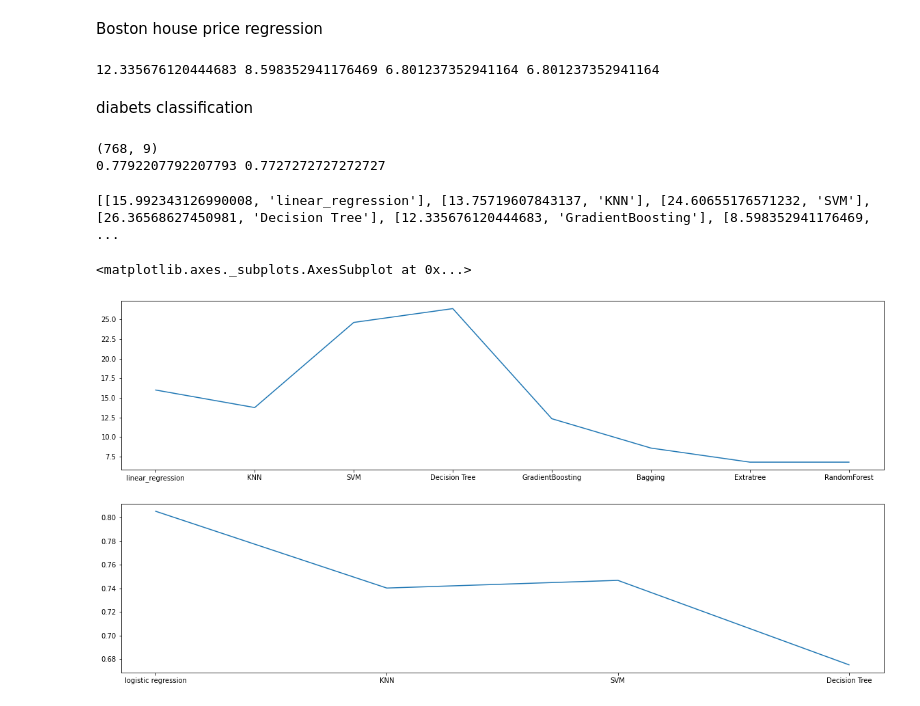
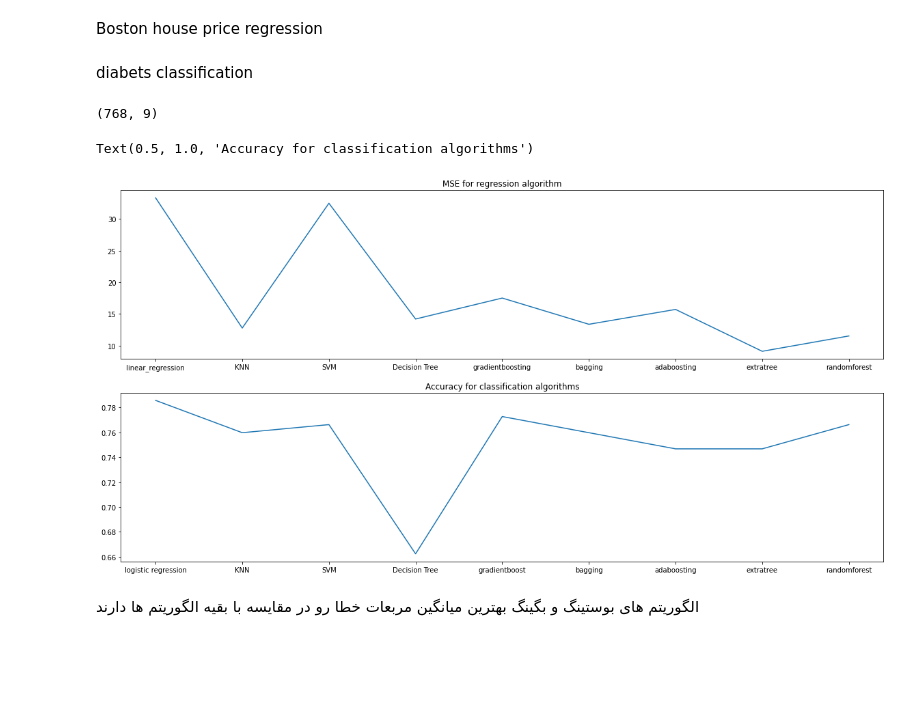
Before and after one commit to arminsoltan/mohaymen, a Jupyter notebook: Phase01/Phase1.ipynb, the cells around one changed output. Cells and saved outputs as stored; diff of their text form; code cells hidden in the pictures; blank space fills up the shorter version.

```diff
--- a/Phase01/Phase1.ipynb
+++ b/Phase01/Phase1.ipynb
@@ -50,6 +50,7 @@ def diabets_preprocessing_data(diabets_data):
   X, Y = split_target_data(diabets_data, "Outcome")
   data = scalar.fit_transform(X, Y)
   columns = np.delete(columns, -1)
+  x = pca_on_diabetes(X)
   X = pd.DataFrame(data, columns=columns)
   X_train, X_test, Y_train, Y_test = train_test_split(X, Y, test_size=0.2)
   return X_train, X_test, Y_train, Y_test
@@ -399,37 +398,35 @@ array([3, 4, 0, 2, 2, 3, 3, 0, 3, 3, 4, 3, 0, 3, 2, 2, 0, 3, 3, 3, 4, 0,
 Boston house price regression
 # %%
 from sklearn import model_selection
-from sklearn.ensemble import GradientBoostingRegressor, BaggingRegressor, ExtraTreesRegressor, RandomForestRegressor, VotingRegressor
+from sklearn.ensemble import GradientBoostingRegressor, BaggingRegressor, ExtraTreesRegressor, RandomForestRegressor, VotingRegressor, AdaBoostRegressor
 
 house_data = read_data("Boston.csv")
 house_data = clean_boston_data(house_data)
 
 X_train, X_test, Y_train, Y_test = house_preprocessing_data(house_data)
 
-model1 = GradientBoostingRegressor(n_estimators=1000, learning_rate=0.1, max_depth=30, random_state=0, loss='ls').fit(X_train, Y_train)
-mse1 = mean_squared_error(Y_test, model1.predict(X_test))
-reg_results.append([mse1, "GradientBoosting"])
+gradientboost_reg = GradientBoostingRegressor(n_estimators=1000, learning_rate=0.1, max_depth=30, random_state=0, loss='ls').fit(X_train, Y_train)
+gradientboost_mse = mean_squared_error(Y_test, gradientboost_reg.predict(X_test))
 
-model2 = BaggingRegressor().fit(X_train, Y_train)
-mse2 = mean_squared_error(Y_test, model2.predict(X_test))
-reg_results.append([mse2, "Bagging"])
+bagging_reg = BaggingRegressor().fit(X_train, Y_train)
+bagging_mse = mean_squared_error(Y_test, bagging_reg.predict(X_test))
 
-model3 = ExtraTreesRegressor().fit(X_train, Y_train)
-mse3 = mean_squared_error(Y_test, model3.predict(X_test))
-reg_results.append([mse3, "Extratree"])
+adaboost_reg = AdaBoostRegressor().fit(X_train, Y_train)
+adaboost_mse = mean_squared_error(Y_test, adaboost_reg.predict(X_test))
 
-model4 = RandomForestRegressor().fit(X_train, Y_train)
-mse4 = mean_squared_error(Y_test, model3.predict(X_test))
-reg_results.append([mse4, "RandomForest"])
+extratree_reg = ExtraTreesRegressor().fit(X_train, Y_train)
+extratree_mse = mean_squared_error(Y_test, extratree_reg.predict(X_test))
 
-print(mse1, mse2, mse3, mse4)
+randomforest_reg = RandomForestRegressor().fit(X_train, Y_train)
+randomforest_mse = mean_squared_error(Y_test, randomforest_reg.predict(X_test))
+
+for arr in [[gradientboost_mse, "gradientboosting"], [bagging_mse, "bagging"], [adaboost_mse, "adaboosting"], [extratree_mse, "extratree"], [randomforest_mse, "randomforest"]]:
+  reg_results.append(arr)
-# %% [output]
-12.335676120444683 8.598352941176469 6.801237352941164 6.801237352941164
 # %% [markdown]
 diabets classification
 # %%
 from sklearn import model_selection
-from sklearn.ensemble import AdaBoostClassifier, BaggingClassifier, ExtraTreesClassifier, GradientBoostingClassifier, StackingClassifier, VotingClassifier
+from sklearn.ensemble import AdaBoostClassifier, BaggingClassifier, ExtraTreesClassifier, GradientBoostingClassifier, StackingClassifier, VotingClassifier, RandomForestClassifier
 
 diabetes_data = read_data("diabetes.csv")
 
@@ -437,25 +434,35 @@ print(diabetes_data.shape)
 
 X_train, X_test, Y_train, Y_test = diabets_preprocessing_data(diabetes_data)
 
-model1 = AdaBoostClassifier().fit(X_train, Y_train)
-acc1 = accuracy_score(Y_test, model1.predict(X_test))
 
-model2 = BaggingClassifier().fit(X_train, Y_train)
-acc2 = accuracy_score(Y_test, model2.predict(X_test))
+gradientboost_clf = GradientBoostingClassifier().fit(X_train, Y_train)
+gradientboost_acc = accuracy_score(Y_test, gradientboost_clf.predict(X_test))
 
-# model3 = GradientBoostingClassifier().fit(X_train, Y_train)
-# acc3 = accuracy_score(Y_test, model4.predict(X_test))
+bagging_clf = BaggingClassifier().fit(X_train, Y_train)
+bagging_acc = accuracy_score(Y_test, bagging_clf.predict(X_test))
 
-print(acc1, acc2)
+adaboost_clf = AdaBoostClassifier().fit(X_train, Y_train)
+adaboost_acc = accuracy_score(Y_test, adaboost_clf.predict(X_test))
+
+adaboost_clf = AdaBoostClassifier().fit(X_train, Y_train)
+adaboost_acc = accuracy_score(Y_test, adaboost_clf.predict(X_test))
+
+extratree_clf = AdaBoostClassifier().fit(X_train, Y_train)
+extratree_acc = accuracy_score(Y_test, extratree_clf.predict(X_test))
+
+randomforest_clf = RandomForestClassifier().fit(X_train, Y_train)
+randomforest_acc = accuracy_score(Y_test, randomforest_clf.predict(X_test))
+
+for arr in [[gradientboost_acc, "gradientboost"], [bagging_acc, "bagging"], [adaboost_acc, "adaboosting"], [extratree_acc, "extratree"], [randomforest_acc, "randomforest"]]:
+  clf_results.append(arr)
 # %% [output]
 (768, 9)
-0.7792207792207793 0.7727272727272727
 # %%
-fix, axs = plt.subplots(nrows=2, ncols=1, figsize=(20, 10))
-print(reg_results)
-sns.lineplot(y=[i[0] for i in reg_results], x=[i[1] for i in reg_results], ax=axs[0])
-sns.lineplot(y=[i[0] for i in clf_results], x=[i[1] for i in clf_results], ax=axs[1])
+fig, axs = plt.subplots(nrows=2, ncols=1, figsize=(20, 10))
+sns.lineplot(y=[i[0] for i in reg_results], x=[i[1] for i in reg_results], ax=axs[0]).set_title("MSE for regression algorithm")
+sns.lineplot(y=[i[0] for i in clf_results], x=[i[1] for i in clf_results], ax=axs[1]).set_title("Accuracy for classification algorithms")
 # %% [output]
-[[15.992343126990008, 'linear_regression'], [13.75719607843137, 'KNN'], [24.60655176571232, 'SVM'], [26.36568627450981, 'Decision Tree'], [12.335676120444683, 'GradientBoosting'], [8.598352941176469,  ...
+Text(0.5, 1.0, 'Accuracy for classification algorithms')
-<matplotlib.axes._subplots.AxesSubplot at 0x...>
-[figure, old version]
+[figure, new version]
+# %% [markdown]
+الگوریتم های بوستینگ و بگینگ بهترین میانگین مربعات خطا رو در مقایسه با بقیه الگوریتم ها دارند
```
Also changed, not shown: parts of 9 cells of this notebook.
